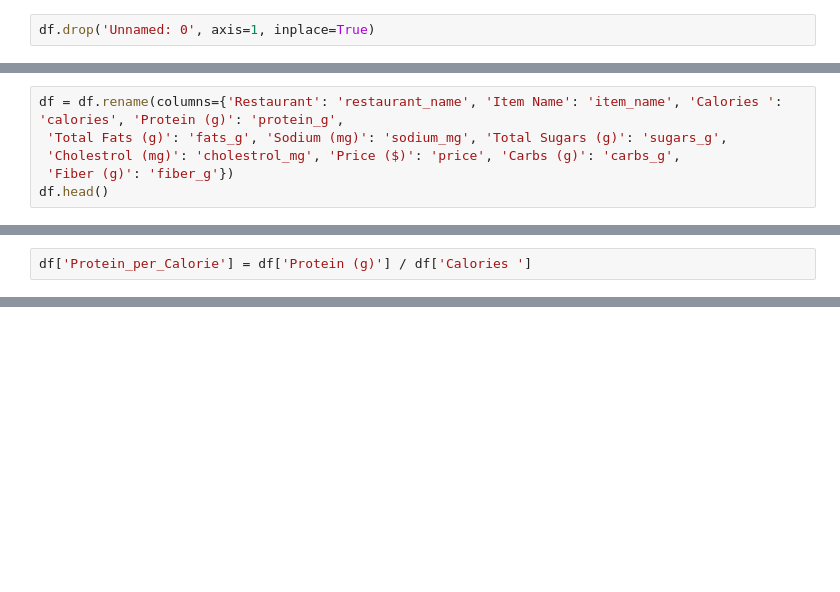
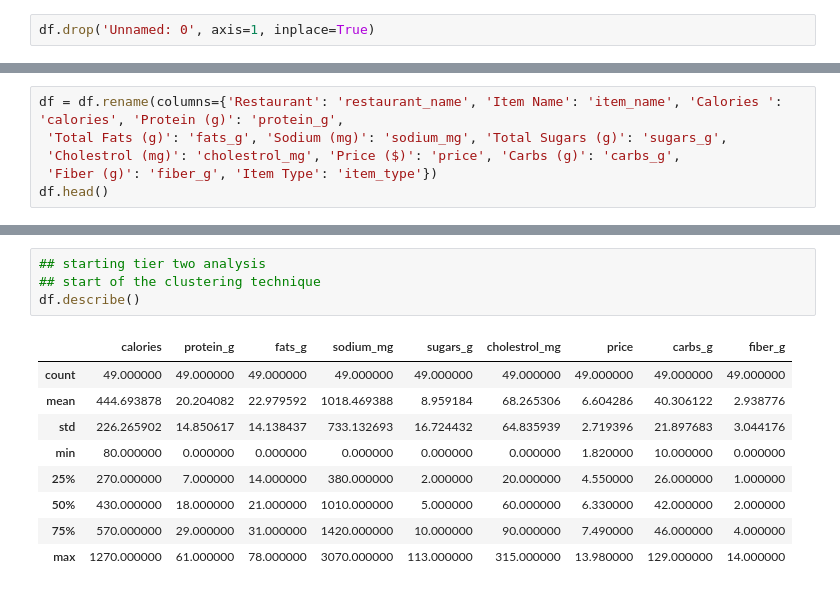
Before and after one commit to Mikayla-ds2/fast-food-macros, a Jupyter notebook: fast food workbook.ipynb, the cells around one changed output, grey strips where cells are left out. Cells and saved outputs as stored; diff of their text form; blank space fills up the shorter version.

Commit message:
finishing out tier 2 analysis

```diff
--- a/fast food workbook.ipynb
+++ b/fast food workbook.ipynb
@@ -18,5 +59,5 @@ print(df.columns)
 df = df.rename(columns={'Restaurant': 'restaurant_name', 'Item Name': 'item_name', 'Calories ': 'calories', 'Protein (g)': 'protein_g',
  'Total Fats (g)': 'fats_g', 'Sodium (mg)': 'sodium_mg', 'Total Sugars (g)': 'sugars_g',
  'Cholestrol (mg)': 'cholestrol_mg', 'Price ($)': 'price', 'Carbs (g)': 'carbs_g',
- 'Fiber (g)': 'fiber_g'})
+ 'Fiber (g)': 'fiber_g', 'Item Type': 'item_type'})
 df.head()
@@ -52,2 +187,0 @@ df.groupby('Restaurant')['Total Fats (g)'].mean()
-# %%
-df['Protein_per_Calorie'] = df['Protein (g)'] / df['Calories ']
@@ -62,0 +302,14 @@ df['price_z'] = stats.zscore(df['price'])
+# %%
+## starting tier two analysis
+## start of the clustering technique
+df.describe()
+# %% [output]
+|  | calories | protein_g | fats_g | sodium_mg | sugars_g | cholestrol_mg | price | carbs_g | fiber_g |
+| count | 49.000000 | 49.000000 | 49.000000 | 49.000000 | 49.000000 | 49.000000 | 49.000000 | 49.000000 | 49.000000 |
+| mean | 444.693878 | 20.204082 | 22.979592 | 1018.469388 | 8.959184 | 68.265306 | 6.604286 | 40.306122 | 2.938776 |
+| std | 226.265902 | 14.850617 | 14.138437 | 733.132693 | 16.724432 | 64.835939 | 2.719396 | 21.897683 | 3.044176 |
+| min | 80.000000 | 0.000000 | 0.000000 | 0.000000 | 0.000000 | 0.000000 | 1.820000 | 10.000000 | 0.000000 |
+| 25% | 270.000000 | 7.000000 | 14.000000 | 380.000000 | 2.000000 | 20.000000 | 4.550000 | 26.000000 | 1.000000 |
+| 50% | 430.000000 | 18.000000 | 21.000000 | 1010.000000 | 5.000000 | 60.000000 | 6.330000 | 42.000000 | 2.000000 |
+| 75% | 570.000000 | 29.000000 | 31.000000 | 1420.000000 | 10.000000 | 90.000000 | 7.490000 | 46.000000 | 4.000000 |
+| max | 1270.000000 | 61.000000 | 78.000000 | 3070.000000 | 113.000000 | 315.000000 | 13.980000 | 129.000000 | 14.000000 |
```
Also changed, not shown: parts of 29 cells of this notebook.
